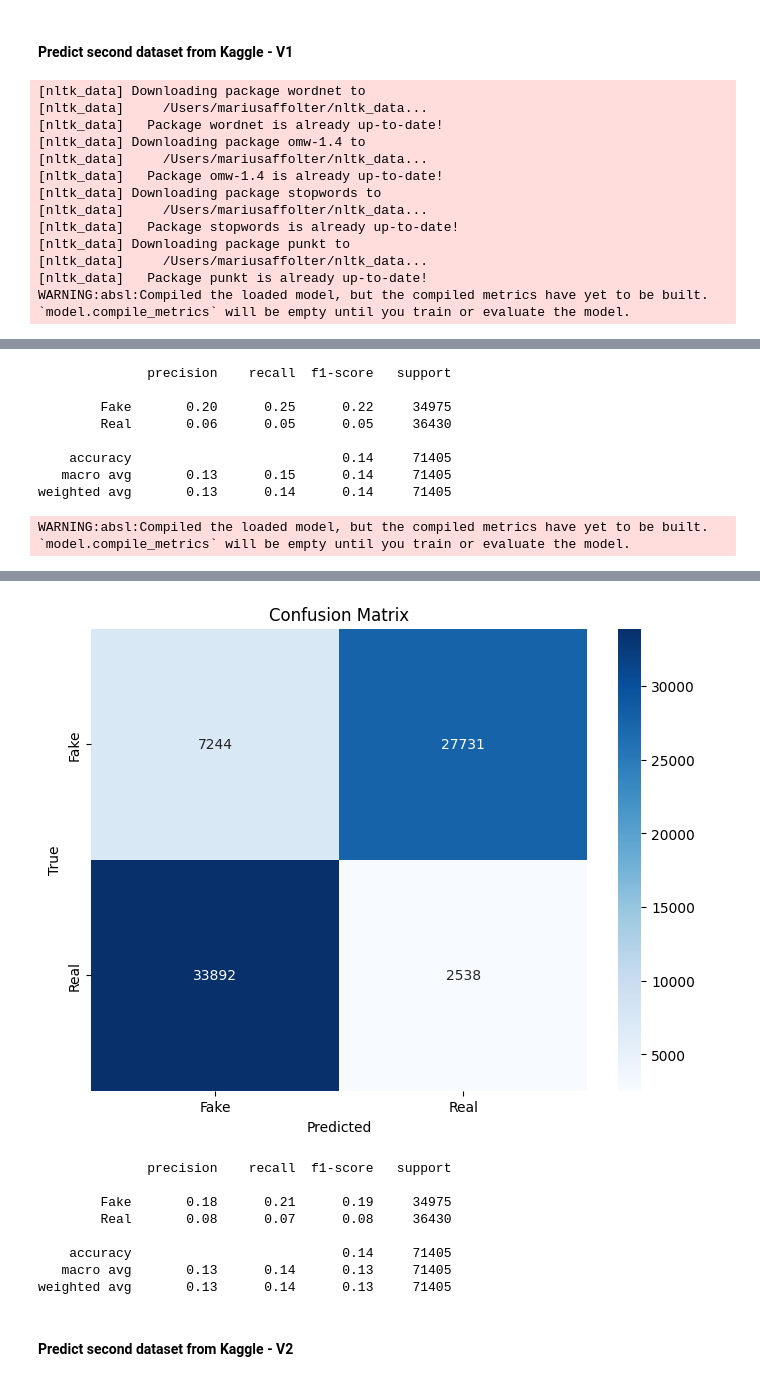
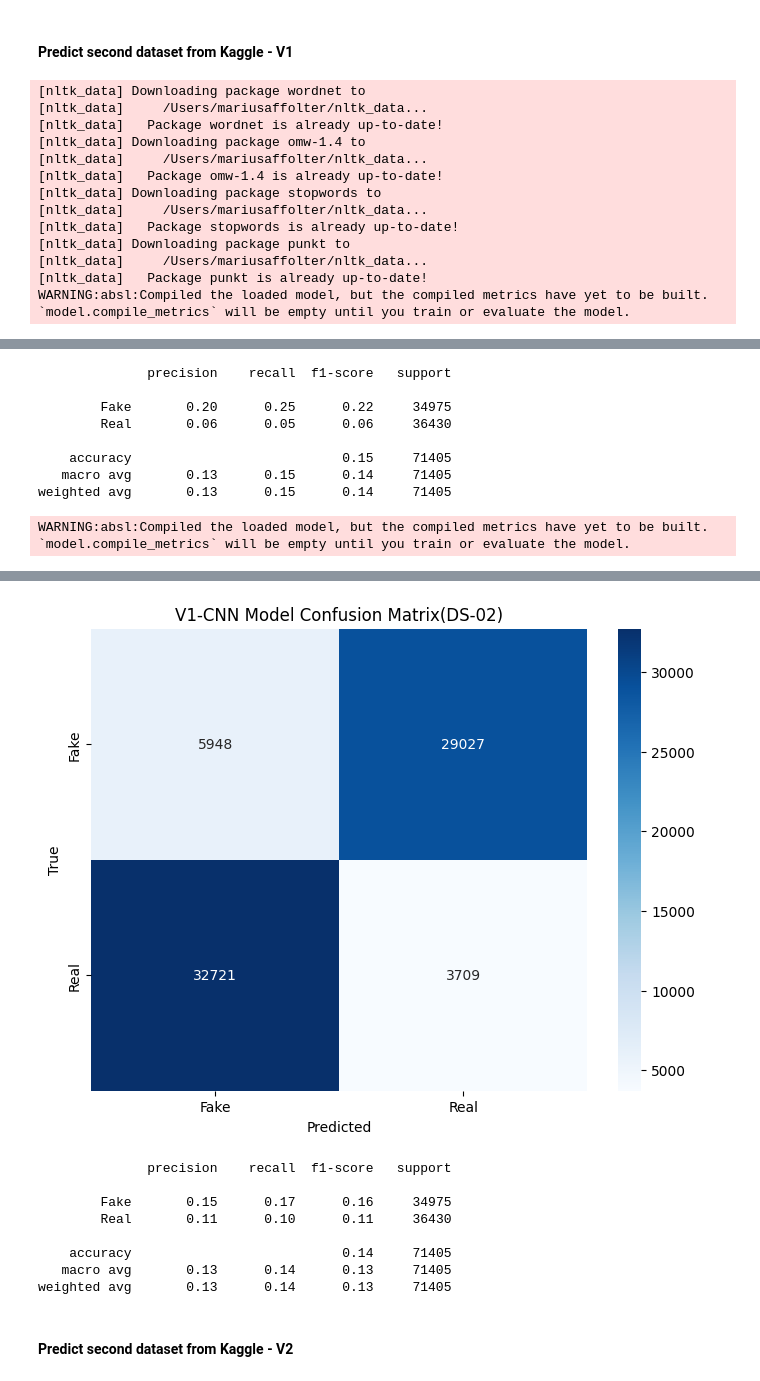
Before and after one commit to mariuzzzzzzz/news-classification, a Jupyter notebook: 3-model-prediction.ipynb, the cells around one changed output, grey strips where cells are left out. Cells and saved outputs as stored; diff of their text form; code cells hidden in the pictures.

```diff
--- a/3-model-prediction.ipynb
+++ b/3-model-prediction.ipynb
@@ -403,7 +406,7 @@ plt.figure(figsize=(8, 6))
 sns.heatmap(conf_matrix, annot=True, fmt='d', cmap='Blues', xticklabels=['Fake', 'Real'], yticklabels=['Fake', 'Real'])
 plt.xlabel('Predicted')
 plt.ylabel('True')
-plt.title('Confusion Matrix')
+plt.title('V1-ANN Model Confusion Matrix(DS-02)')
 plt.show()
 
 # Classification report
@@ -442,7 +445,7 @@ plt.figure(figsize=(8, 6))
 sns.heatmap(conf_matrix, annot=True, fmt='d', cmap='Blues', xticklabels=['Fake', 'Real'], yticklabels=['Fake', 'Real'])
 plt.xlabel('Predicted')
 plt.ylabel('True')
-plt.title('Confusion Matrix')
+plt.title('V1-CNN Model Confusion Matrix(DS-02)')
 plt.show()
 
 # Classification report
@@ -467,9 +470,9 @@ WARNING:absl:Compiled the loaded model, but the compiled metrics have yet to be
               precision    recall  f1-score   support
 
         Fake       0.20      0.25      0.22     34975
-        Real       0.06      0.05      0.05     36430
+        Real       0.06      0.05      0.06     36430
 
-    accuracy                           0.14     71405
+    accuracy                           0.15     71405
    macro avg       0.13      0.15      0.14     71405
-weighted avg       0.13      0.14      0.14     71405
+weighted avg       0.13      0.15      0.14     71405
 WARNING:absl:Compiled the loaded model, but the compiled metrics have yet to be built. `model.compile_metrics` will be empty until you train or evaluate the model.
@@ -477,8 +480,8 @@ WARNING:absl:Compiled the loaded model, but the compiled metrics have yet to be
-[figure, old version]
+[figure, new version]
               precision    recall  f1-score   support
 
-        Fake       0.18      0.21      0.19     34975
-        Real       0.08      0.07      0.08     36430
+        Fake       0.15      0.17      0.16     34975
+        Real       0.11      0.10      0.11     36430
 
     accuracy                           0.14     71405
    macro avg       0.13      0.14      0.13     71405
```
Also changed, not shown: parts of 10 cells of this notebook, 3 other files.
